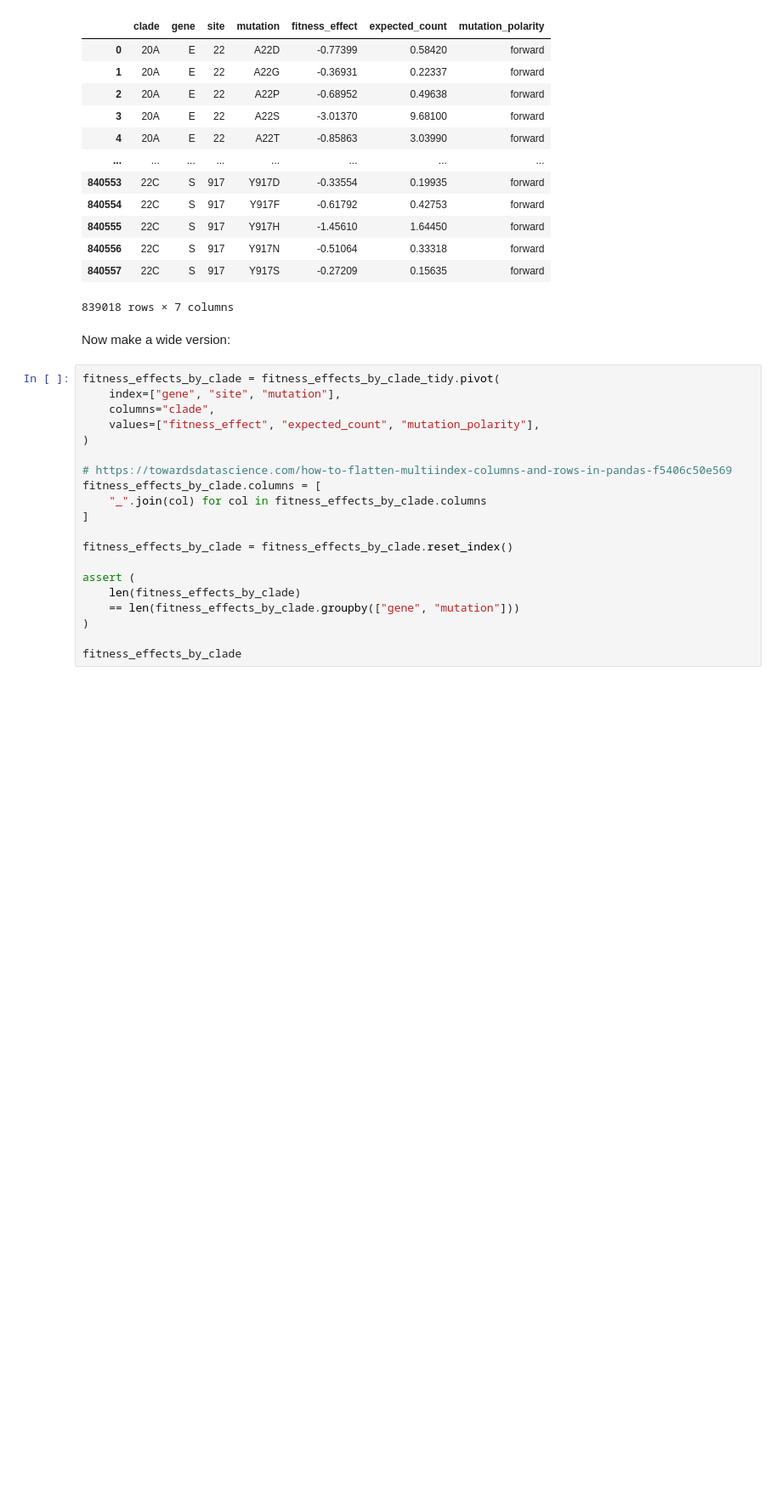
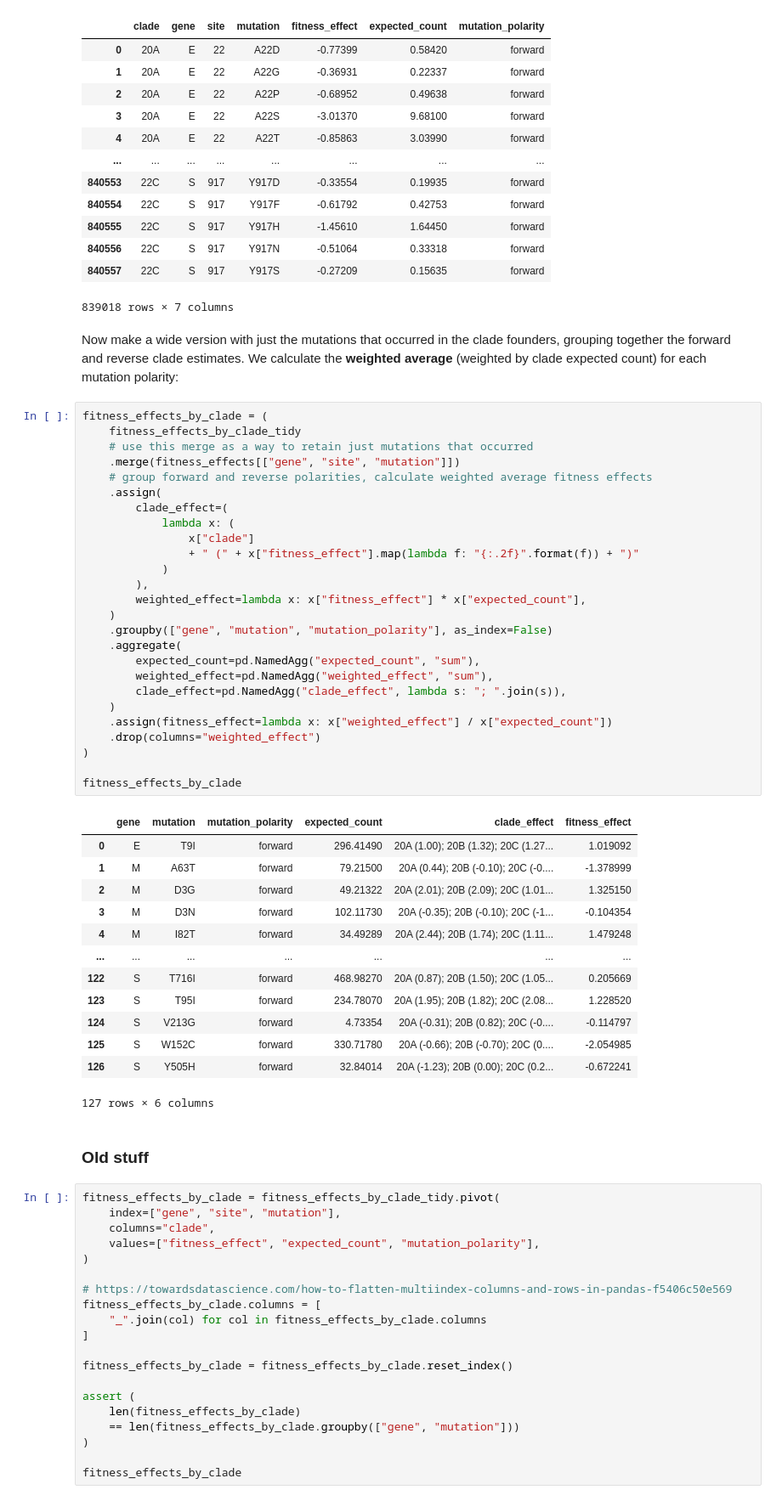
Before and after one commit to jbloomlab/SARS2-mut-fitness, a Jupyter notebook: notebooks/clade_fixed_muts.py.ipynb, the cells around one changed output. Shown at 85% size. Cells and saved outputs as stored; diff of their text form; blank space fills up the shorter version.

```diff
--- a/notebooks/clade_fixed_muts.py.ipynb
+++ b/notebooks/clade_fixed_muts.py.ipynb
@@ -249,7 +250,50 @@ fitness_effects_by_clade_tidy
 | 840557 | 22C | S | 917 | Y917S | -0.27209 | 0.15635 | forward |
 839018 rows × 7 columns
 # %% [markdown]
-Now make a wide version:
+Now make a wide version with just the mutations that occurred in the clade founders, grouping together the forward and reverse clade estimates.
+We calculate the **weighted average** (weighted by clade expected count) for each mutation polarity:
+# %%
+fitness_effects_by_clade = (
+    fitness_effects_by_clade_tidy
+    # use this merge as a way to retain just mutations that occurred
+    .merge(fitness_effects[["gene", "site", "mutation"]])
+    # group forward and reverse polarities, calculate weighted average fitness effects
+    .assign(
+        clade_effect=(
+            lambda x: (
+                x["clade"]
+                + " (" + x["fitness_effect"].map(lambda f: "{:.2f}".format(f)) + ")"
+            )
+        ),
+        weighted_effect=lambda x: x["fitness_effect"] * x["expected_count"],
+    )
+    .groupby(["gene", "mutation", "mutation_polarity"], as_index=False)
+    .aggregate(
+        expected_count=pd.NamedAgg("expected_count", "sum"),
+        weighted_effect=pd.NamedAgg("weighted_effect", "sum"),
+        clade_effect=pd.NamedAgg("clade_effect", lambda s: "; ".join(s)),
+    )
+    .assign(fitness_effect=lambda x: x["weighted_effect"] / x["expected_count"])
+    .drop(columns="weighted_effect")
+)
+
+fitness_effects_by_clade
+# %% [output]
+|  | gene | mutation | mutation_polarity | expected_count | clade_effect | fitness_effect |
+| 0 | E | T9I | forward | 296.41490 | 20A (1.00); 20B (1.32); 20C (1.27... | 1.019092 |
+| 1 | M | A63T | forward | 79.21500 | 20A (0.44); 20B (-0.10); 20C (-0.... | -1.378999 |
+| 2 | M | D3G | forward | 49.21322 | 20A (2.01); 20B (2.09); 20C (1.01... | 1.325150 |
+| 3 | M | D3N | forward | 102.11730 | 20A (-0.35); 20B (-0.10); 20C (-1... | -0.104354 |
+| 4 | M | I82T | forward | 34.49289 | 20A (2.44); 20B (1.74); 20C (1.11... | 1.479248 |
+| ... | ... | ... | ... | ... | ... | ... |
+| 122 | S | T716I | forward | 468.98270 | 20A (0.87); 20B (1.50); 20C (1.05... | 0.205669 |
+| 123 | S | T95I | forward | 234.78070 | 20A (1.95); 20B (1.82); 20C (2.08... | 1.228520 |
+| 124 | S | V213G | forward | 4.73354 | 20A (-0.31); 20B (0.82); 20C (-0.... | -0.114797 |
+| 125 | S | W152C | forward | 330.71780 | 20A (-0.66); 20B (-0.70); 20C (0.... | -2.054985 |
+| 126 | S | Y505H | forward | 32.84014 | 20A (-1.23); 20B (0.00); 20C (0.2... | -0.672241 |
+127 rows × 6 columns
+# %% [markdown]
+### Old stuff
 # %%
 fitness_effects_by_clade = fitness_effects_by_clade_tidy.pivot(
     index=["gene", "site", "mutation"],
```
Also changed, not shown: parts of 3 cells of this notebook.
